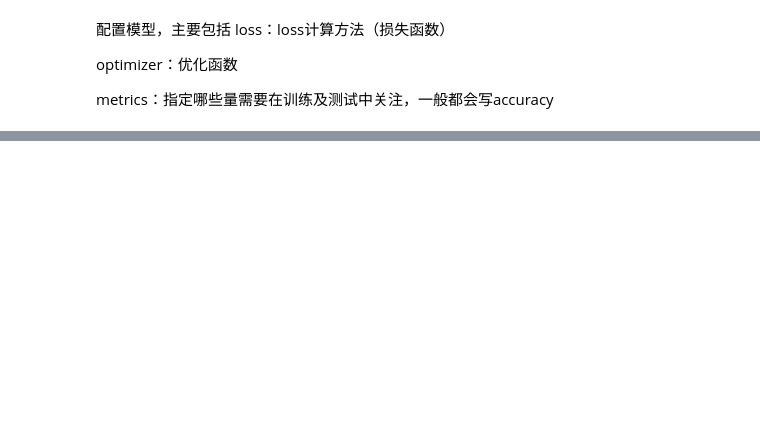
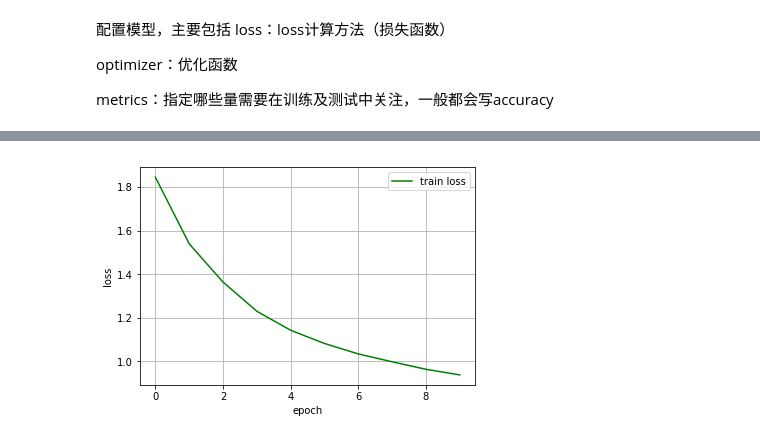
Before and after one commit to airuitian/DataScience, a Jupyter notebook: keras/scripts/03_cnn.ipynb, the cells around one changed output, grey strips where cells are left out. Cells and saved outputs as stored; diff of their text form; code cells hidden in the pictures; blank space fills up the shorter version.

```diff
--- a/keras/scripts/03_cnn.ipynb
+++ b/keras/scripts/03_cnn.ipynb
@@ -162 +204,5 @@ Epoch 2/2
+# %%
+history.loss_plot('epoch')
+# %% [output]
+[figure, added]
 # %%
```
Also changed, not shown: parts of 30 cells of this notebook, 1 other file.
